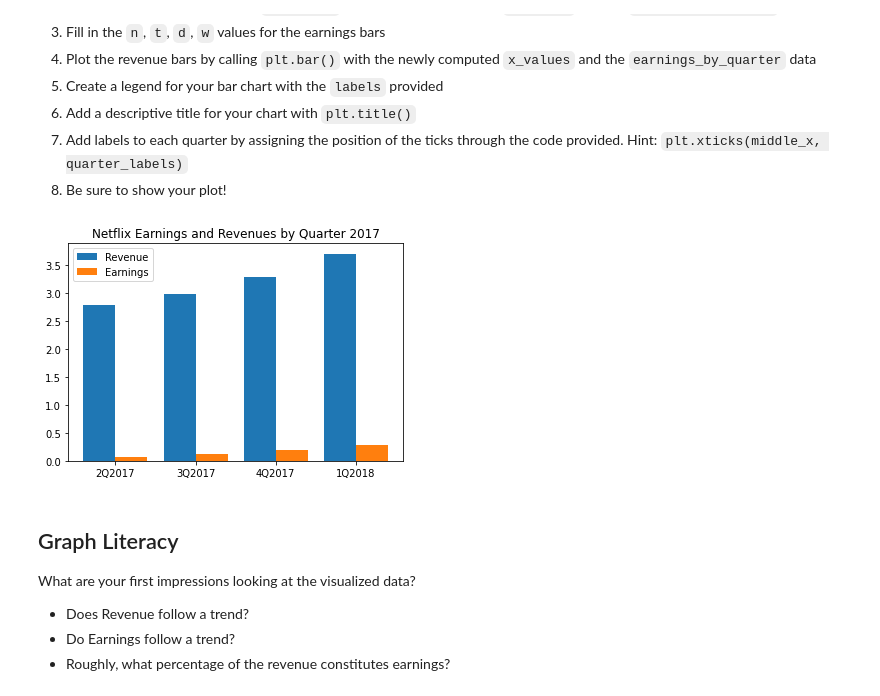
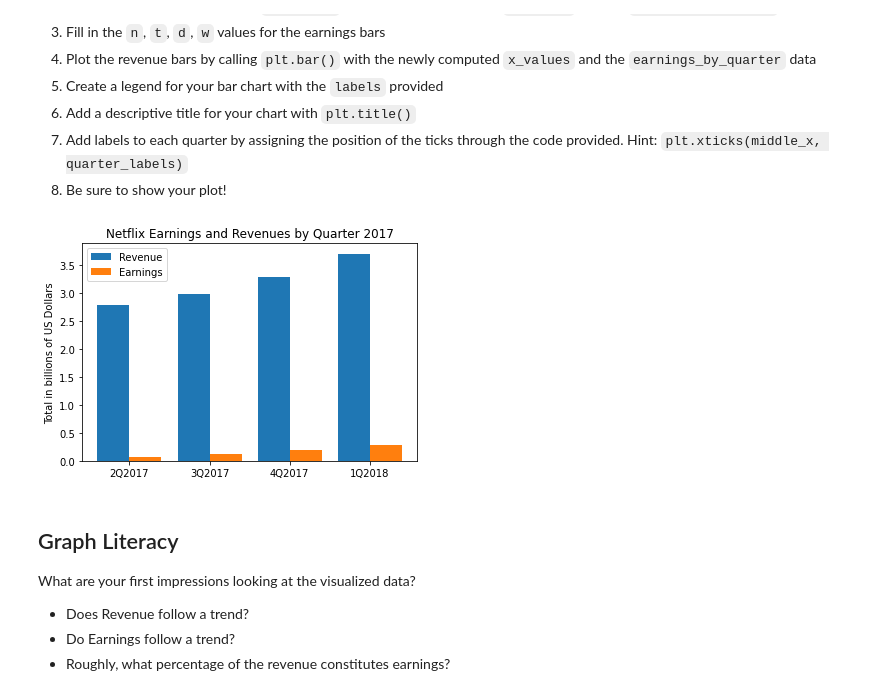
Before and after one commit to PNJaenichen/PNJaenichen.github.io, a Jupyter notebook: projects/OpenSourceCS/Codecademy/netflix-seaborn/netflix_visualizations.ipynb, the cells around one changed output. Saved outputs shown, nothing was run; the diff lists cells and outputs as text; code cells hidden in the pictures.

Commit message:
completed Netflix Data project for codecademy

```diff
--- a/projects/OpenSourceCS/Codecademy/netflix-seaborn/netflix_visualizations.ipynb
+++ b/projects/OpenSourceCS/Codecademy/netflix-seaborn/netflix_visualizations.ipynb
@@ -295,34 +297,36 @@ As you may recall, plotting side-by-side bars in Matplotlib requires computing t
 revenue_by_quarter = [2.79, 2.98,3.29,3.7]
 earnings_by_quarter = [.0656,.12959,.18552,.29012]
 quarter_labels = ["2Q2017","3Q2017","4Q2017", "1Q2018"]
 
 # Revenue
 n = 1  # This is our first dataset (out of 2)
 t = 2 # Number of dataset
 d = 4 # Number of sets of bars
 w = 0.8 # Width of each bar
 bars1_x = [t*element + w*n for element
              in range(d)]
 plt.bar(bars1_x, revenue_by_quarter)
 
 # Earnings
 n = 2  # This is our second dataset (out of 2)
 t = 2 # Number of dataset
 d = 4 # Number of sets of bars
 w = 0.8 # Width of each bar
 bars2_x = [t*element + w*n for element
              in range(d)]
 plt.bar(bars2_x, earnings_by_quarter)
 
 middle_x = [ (a + b) / 2.0 for a, b in zip(bars1_x, bars2_x)]
 labels = ["Revenue", "Earnings"]
 plt.legend(labels)
 plt.xticks(middle_x, quarter_labels)
 plt.title('Netflix Earnings and Revenues by Quarter 2017')
+plt.ylabel('Total in billions of US Dollars')
+plt.savefig('netflix_stock_revenue_earnings.png', facecolor='white')
 plt.show()
 plt.close()
 # %% [output]
-[figure, old version]
+[figure, new version]
 # %% [markdown]
 ## Graph Literacy
 What are your first impressions looking at the visualized data?
```
Also changed, not shown: parts of 3 cells of this notebook, 5 other files.
